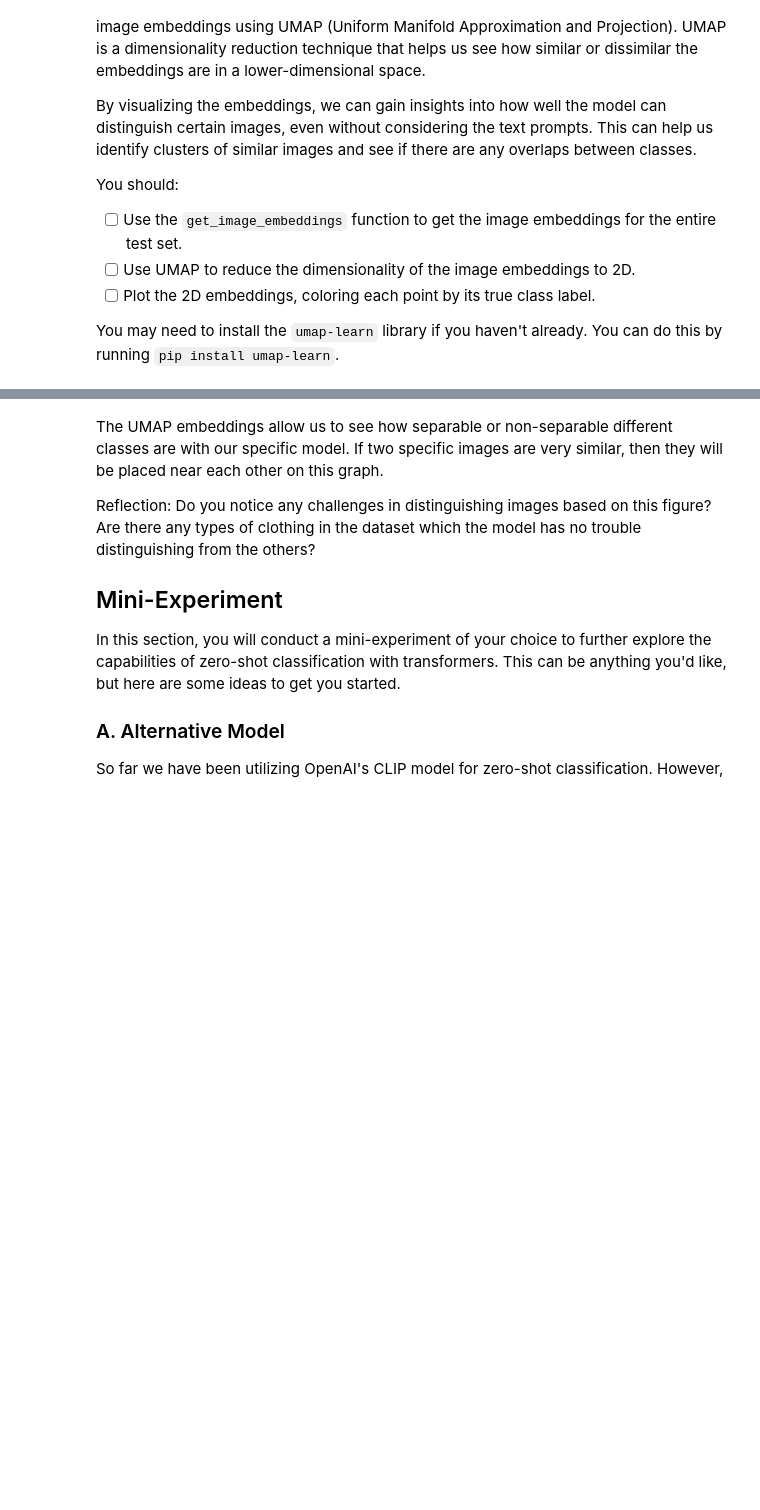
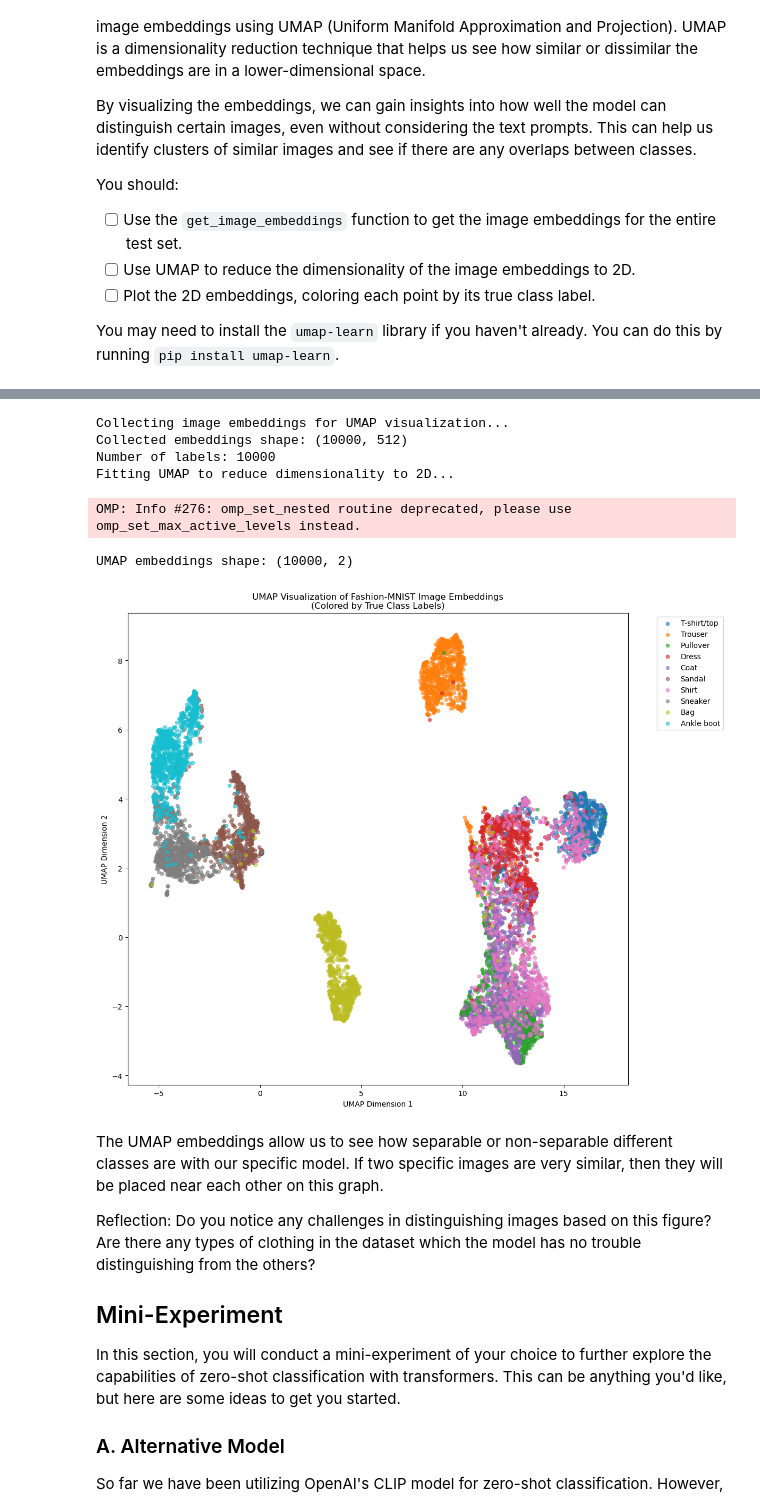
Before and after one commit to yankyylankyy/deep_learning, a Jupyter notebook: 02_activities/assignments/assignment_2.ipynb, the cells around one changed output, grey strips where cells are left out. Cells and saved outputs as stored; diff of their text form; code cells hidden in the pictures; blank space fills up the shorter version.

```diff
--- a/02_activities/assignments/assignment_2.ipynb
+++ b/02_activities/assignments/assignment_2.ipynb
@@ -276,23 +384,71 @@ You may need to install the `umap-learn` library if you haven't already. You can
 # %%
 from umap import UMAP
 
 # ------------------------------------------------------------
 # 1. Collect image embeddings
 # ------------------------------------------------------------
 all_img_emb = []
 all_labels  = []
 
+print("Collecting image embeddings for UMAP visualization...")
 for pixel_values, labels in test_loader:
+    # Get image embeddings for this batch
+    image_embeddings = get_image_embeddings(pixel_values)
 
+    # Store embeddings and labels
+    all_img_emb.append(image_embeddings.cpu().numpy())
+    all_labels.extend(labels.numpy())
+
+# Concatenate all embeddings into a single array
+all_img_emb = np.concatenate(all_img_emb, axis=0)
+all_labels = np.array(all_labels)
+
+print(f"Collected embeddings shape: {all_img_emb.shape}")
+print(f"Number of labels: {len(all_labels)}")
 
 # ------------------------------------------------------------
 # 2. Fit UMAP
 # ------------------------------------------------------------
+print("Fitting UMAP to reduce dimensionality to 2D...")
+umap_reducer = UMAP(n_components=2, random_state=42, n_neighbors=15, min_dist=0.1)
+umap_embeddings = umap_reducer.fit_transform(all_img_emb)
 
+print(f"UMAP embeddings shape: {umap_embeddings.shape}")
 
 # ------------------------------------------------------------
 # 3. Plot coloured by ground-truth label
 # ------------------------------------------------------------
+plt.figure(figsize=(12, 10))
+
+# Create a color map for the classes
+colors = plt.cm.tab10(np.linspace(0, 1, len(CLASS_NAMES)))
+
+# Plot each class with a different color
+for i, class_name in enumerate(CLASS_NAMES):
+    mask = all_labels == i
+    plt.scatter(
+        umap_embeddings[mask, 0],
+        umap_embeddings[mask, 1],
+        c=[colors[i]],
+        label=class_name,
+        alpha=0.6,
+        s=20
+    )
+
+plt.xlabel('UMAP Dimension 1')
+plt.ylabel('UMAP Dimension 2')
+plt.title('UMAP Visualization of Fashion-MNIST Image Embeddings\n(Colored by True Class Labels)')
+plt.legend(bbox_to_anchor=(1.05, 1), loc='upper left')
+plt.tight_layout()
+plt.show()
+# %% [output]
+Collecting image embeddings for UMAP visualization...
+Collected embeddings shape: (10000, 512)
+Number of labels: 10000
+Fitting UMAP to reduce dimensionality to 2D...
+OMP: Info #276: omp_set_nested routine deprecated, please use omp_set_max_active_levels instead.
+UMAP embeddings shape: (10000, 2)
+[figure, added]
 # %% [markdown]
 The UMAP embeddings allow us to see how separable or non-separable different classes are with our specific model. If two specific images are very similar, then they will be placed near each other on this graph.
 
```
Also changed, not shown: parts of 8 cells of this notebook.
